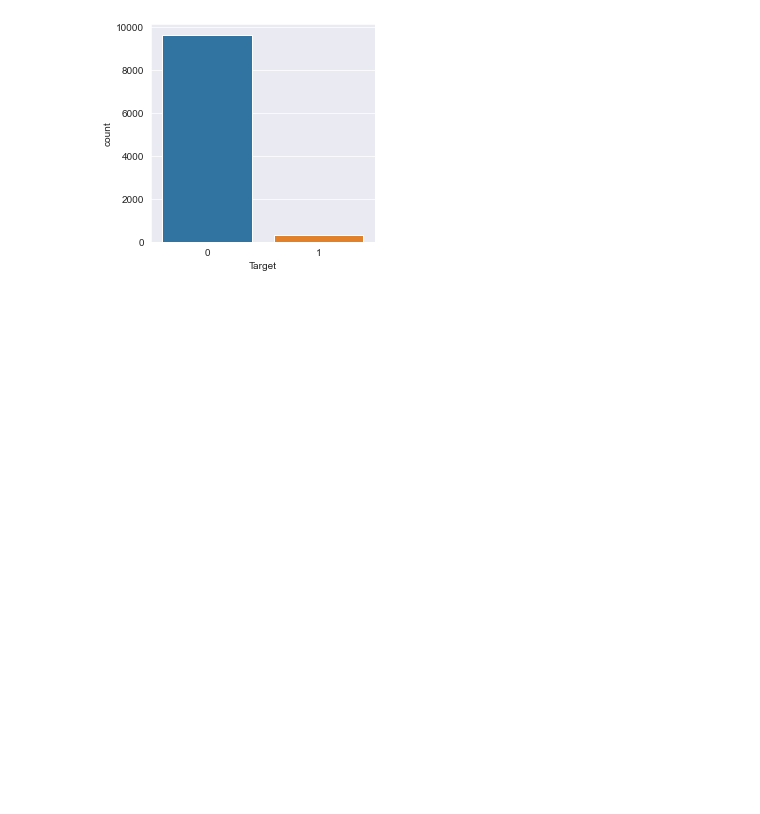
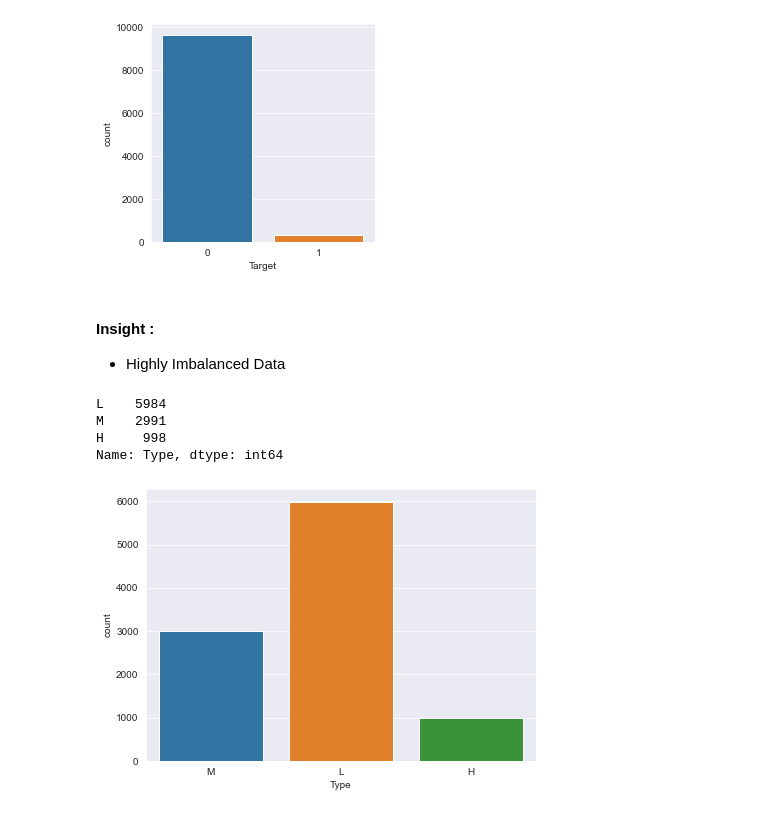
Before and after one commit to Vishu611/Machine_Learning_Project, a Jupyter notebook: Predictive_Machine_Failure.ipynb, the cells around one changed output. Cells and saved outputs as stored; diff of their text form; code cells hidden in the pictures; blank space fills up the shorter version.

```diff
--- a/Predictive_Machine_Failure.ipynb
+++ b/Predictive_Machine_Failure.ipynb
@@ -165,3 +175,17 @@ sns.countplot(df['Target'])
 # %% [output]
 <AxesSubplot:xlabel='Target', ylabel='count'>
 [figure]
+# %% [markdown]
+#### Insight :
+- Highly Imbalanced Data
+# %%
+print(df['Type'].value_counts())
+plt.figure(figsize=(7,5))
+sns.countplot(data=df,x='Type')
+plt.show()
+# %% [output]
+L    5984
+M    2991
+H     998
+Name: Type, dtype: int64
+[figure, added]
```
Also changed, not shown: parts of 30 cells of this notebook.
